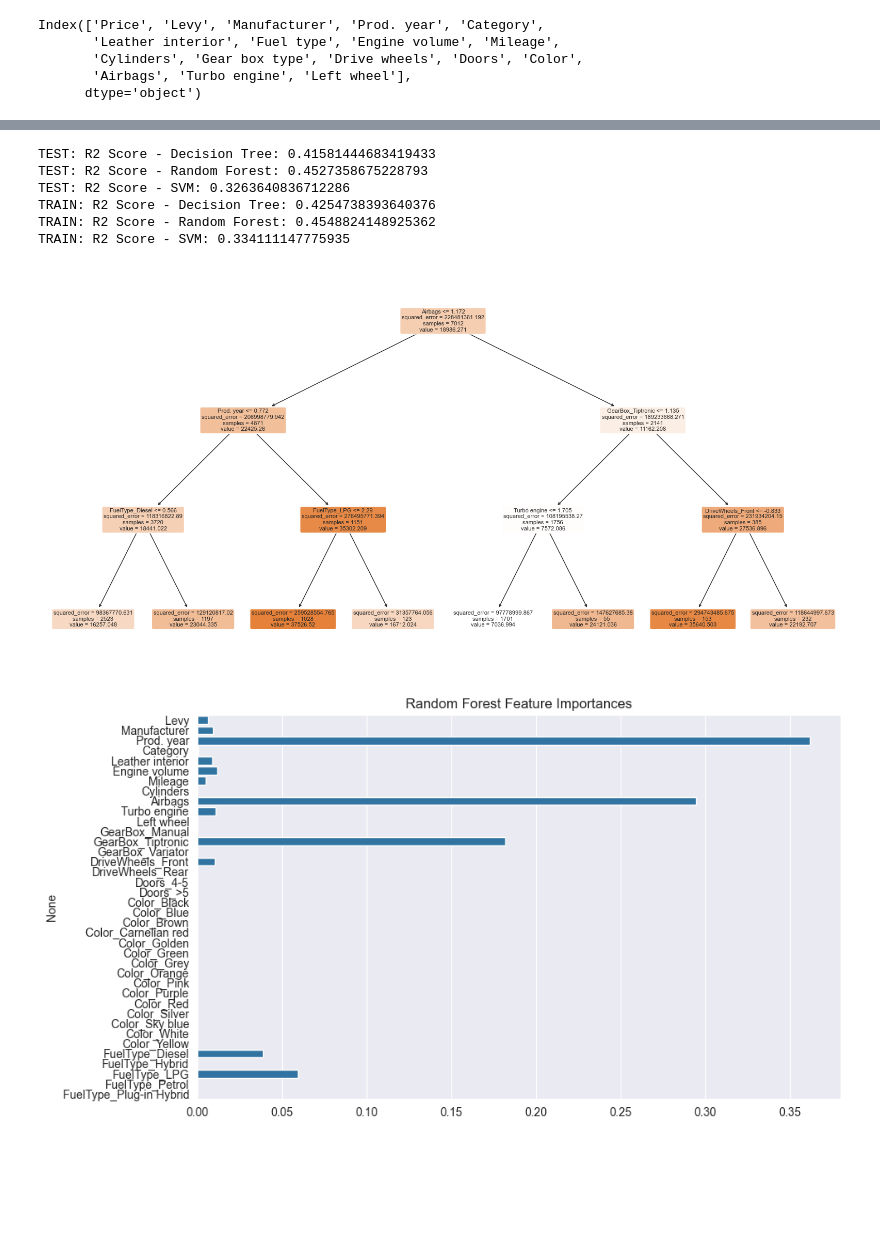
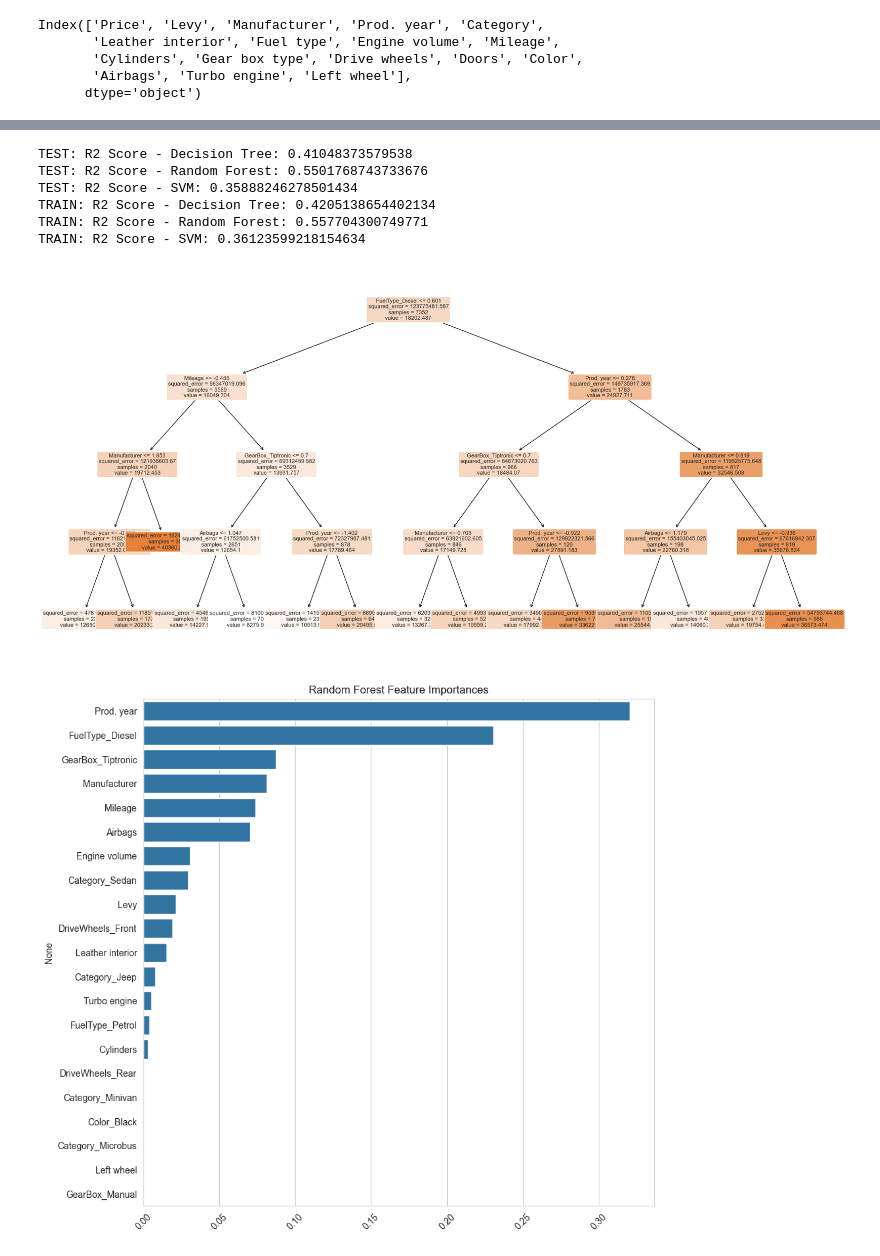
Before and after one commit to LiquiNaut/SUNS-zadanie-2, a Jupyter notebook: main.ipynb, the cells around one changed output, grey strips where cells are left out. Cells and saved outputs as stored; diff of their text form; code cells hidden in the pictures; blank space fills up the shorter version.

```diff
--- a/main.ipynb
+++ b/main.ipynb
@@ -38,6 +42,11 @@ Index(['Price', 'Levy', 'Manufacturer', 'Prod. year', 'Category',
 # %%
+# prerobit iba levi, co je vela null hodnot, alebo nahradit tie pomlicky nulou alebo priemerom (inak -0.5b)
 df['Price'] = pd.to_numeric(df['Price'], errors='coerce')
-df['Levy'] = pd.to_numeric(df['Levy'], errors='coerce')
+
+# Nahradenie chýbajúcich hodnôt v stĺpci Levy mediánom
+median_levy = df['Levy'][df['Levy'] != '-'].astype(float).median()
+df['Levy'] = df['Levy'].replace('-', median_levy).astype(float)
+
 df['Engine volume'] = pd.to_numeric(df['Engine volume'], errors='coerce')
 df['Mileage'] = pd.to_numeric(df['Mileage'].str.replace(' km', '').str.replace(',', ''), errors='coerce')
 # %%
@@ -73,17 +101,10 @@ from sklearn.preprocessing import LabelEncoder
 
 le = LabelEncoder()
 
-# Label Encoding pre stlpec 'Category'
-df['Category'] = le.fit_transform(df['Category'])
+# One hot encodeing
+df = pd.get_dummies(df, columns=['Category'], prefix='Category', drop_first=True)
 
-# Target Encodingu pre stĺpec 'Manufacturer'
-means = df.groupby('Manufacturer')['Price'].mean()
-df['Manufacturer'] = df['Manufacturer'].map(means)
 
-# One-Hot Encoding pre stĺpec 'Model'
-# top_categories = df['Model'].value_counts().index[:10]  # Vyberieme top 10 hodnôt
-# df['Model'] = np.where(df['Model'].isin(top_categories), df['Model'], 'Other')
-# df = pd.get_dummies(df, columns=['Model'], prefix='Model', drop_first=True)
 
 # One Hot pre stlpec 'Gear box type'
 df = pd.get_dummies(df, columns=['Gear box type'], prefix='GearBox', drop_first=True)
@@ -111,7 +132,7 @@ df['Turbo engine'] = df['Turbo engine'].map({True: 1, False: 0})
 df['Left wheel'] = df['Left wheel'].map({True: 1, False: 0})
 
 # pretypovanie novych stlpcov
-columns = [col for col in df.columns if col.startswith('Color_') or col.startswith('Model_') or col.startswith('GearBox_') or col.startswith('DriveWheels_') or col.startswith('Doors_') or col.startswith('FuelType_')]
+columns = [col for col in df.columns if col.startswith('Color_') or col.startswith('Model_') or col.startswith('GearBox_') or col.startswith('DriveWheels_') or col.startswith('Doors_') or col.startswith('FuelType_') or col.startswith('Category_')]
 df[columns] = df[columns].astype(int)
 
 
@@ -127,5 +147,0 @@ df.head()
-# %%
-# Odstránenie outlierov
-for col in df.columns:
-    if df[col].dtype != 'object':
-        df = df[(df[col] >= df[col].quantile(0.01)) & (df[col] <= df[col].quantile(0.99))]
@@ -187,14 +203,14 @@ from sklearn.metrics import r2_score
 import matplotlib.pyplot as plt
 import seaborn as sns
 from sklearn import tree
-import numpy as np
+
 
 # Train a Decision Tree
-decision_tree = DecisionTreeRegressor(max_depth=3, min_samples_split=2, min_samples_leaf=1)
+decision_tree = DecisionTreeRegressor(max_depth=4, min_samples_split=50, min_samples_leaf=6)
 decision_tree.fit(X_train_normalized, y_train)
 
 # Train a Random Forest (ensemble of trees)
-random_forest = RandomForestRegressor(n_estimators=50, max_depth=3, min_samples_split=2, min_samples_leaf=1)
+random_forest = RandomForestRegressor(n_estimators=50, max_depth=5, min_samples_split=50, min_samples_leaf=6)
 random_forest.fit(X_train_normalized, y_train)
 
 # Train an SVM
@@ -210,41 +226,49 @@ y_pred_svm = svm_model.predict(X_test_normalized)
 y_pred_tree_train = decision_tree.predict(X_train_normalized)
 y_pred_forest_train = random_forest.predict(X_train_normalized)
 y_pred_svm_train = svm_model.predict(X_train_normalized)
 
 # Evaluate models TEST
 r2_tree = r2_score(y_test, y_pred_tree)
 r2_forest = r2_score(y_test, y_pred_forest)
 r2_svm = r2_score(y_test, y_pred_svm)
 
 print(f'TEST: R2 Score - Decision Tree: {r2_tree}')
 print(f'TEST: R2 Score - Random Forest: {r2_forest}')
 print(f'TEST: R2 Score - SVM: {r2_svm}')
 
 # Evaluate models TRAIN
 r2_tree_train = r2_score(y_train, y_pred_tree_train)
 r2_forest_train = r2_score(y_train, y_pred_forest_train)
 r2_svm_train = r2_score(y_train, y_pred_svm_train)
 
 print(f'TRAIN: R2 Score - Decision Tree: {r2_tree_train}')
 print(f'TRAIN: R2 Score - Random Forest: {r2_forest_train}')
 print(f'TRAIN: R2 Score - SVM: {r2_svm_train}')
 
 # Visualize a decision tree
 plt.figure(figsize=(20, 10))
 tree.plot_tree(decision_tree, filled=True, feature_names=X_train.columns, rounded=True, fontsize=8)
 plt.show()
 
-# Visualize feature importances in the Random Forest
-plt.figure(figsize=(10, 6))
-sns.barplot(x=random_forest.feature_importances_, y=X_train.columns)
+plt.figure(figsize=(10, 10))
+feature_importance = random_forest.feature_importances_
+sorted_idx = np.argsort(feature_importance)[::-1]
+
+# Filter out features with zero importance
+non_zero_features = feature_importance[sorted_idx] > 0
+sorted_idx = sorted_idx[non_zero_features]
+
+sns.barplot(x=feature_importance[sorted_idx], y=X_train.columns[sorted_idx])
 plt.title('Random Forest Feature Importances')
+plt.xticks(rotation=45)
 plt.show()
+#dokumentacia - popisat graf (hlbka, hlavny priznak, pocet listov)
 # %% [output]
-TEST: R2 Score - Decision Tree: 0.41581444683419433
-TEST: R2 Score - Random Forest: 0.4527358675228793
-TEST: R2 Score - SVM: 0.3263640836712286
-TRAIN: R2 Score - Decision Tree: 0.4254738393640376
-TRAIN: R2 Score - Random Forest: 0.4548824148925362
-TRAIN: R2 Score - SVM: 0.334111147775935
+TEST: R2 Score - Decision Tree: 0.41048373579538
+TEST: R2 Score - Random Forest: 0.5501768743733676
+TEST: R2 Score - SVM: 0.35888246278501434
+TRAIN: R2 Score - Decision Tree: 0.4205138654402134
+TRAIN: R2 Score - Random Forest: 0.557704300749771
+TRAIN: R2 Score - SVM: 0.36123599218154634
-[figure, old version]
+[figure, new version]
-[figure, old version]
+[figure, new version]
```
Also changed, not shown: parts of 25 cells of this notebook.
